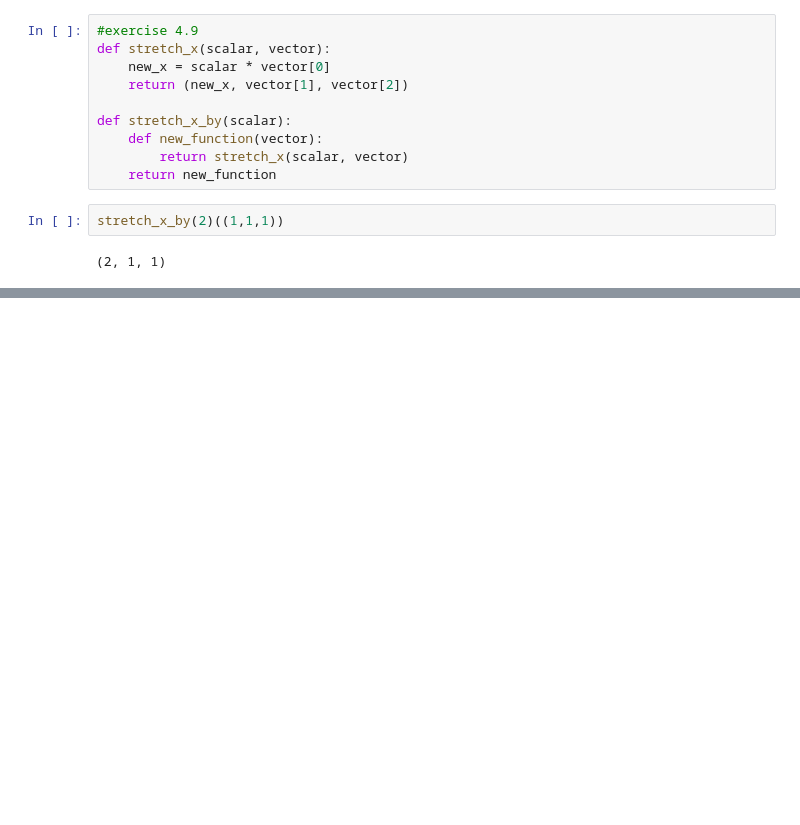
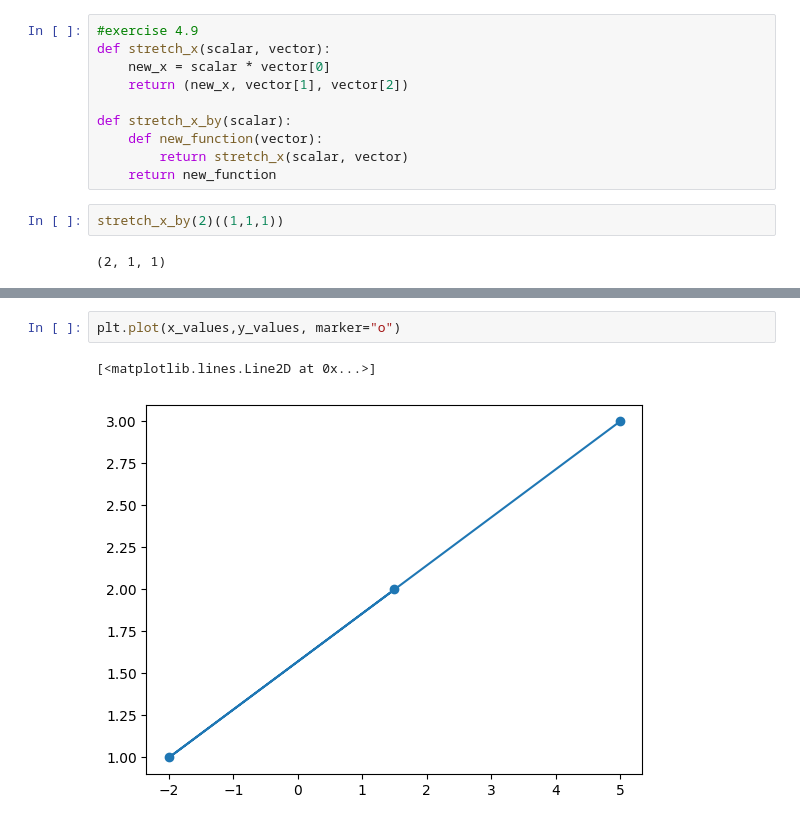
Before and after one commit to Sylethil/Math-for-Programmers, a Jupyter notebook: Chapter 04/ch4work.ipynb, the cells around one changed output, grey strips where cells are left out. Saved outputs shown, nothing was run; the diff lists cells and outputs as text; blank space fills up the shorter version.

```diff
--- a/Chapter 04/ch4work.ipynb
+++ b/Chapter 04/ch4work.ipynb
@@ -163,0 +185,5 @@ stretch_x_by(2)((1,1,1))
+# %%
+plt.plot(x_values,y_values, marker="o")
+# %% [output]
+[<matplotlib.lines.Line2D at 0x...>]
+[figure, added]
```
Also changed, not shown: parts of 10 cells of this notebook, 1 other file.
